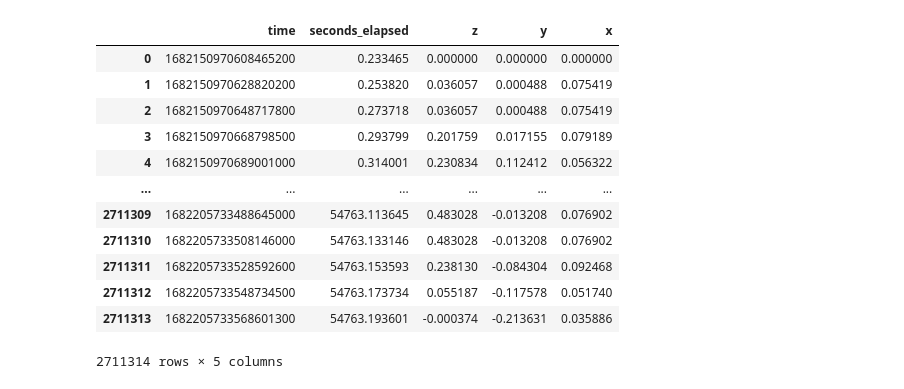
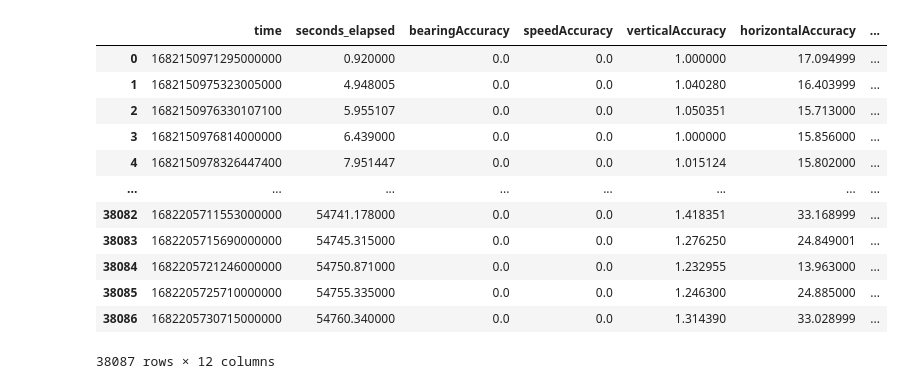
Before and after one commit to AlexeiMari/ML4B-2023, a Jupyter notebook: JupyterNotebooks/LightBrightnessDisplay Test.ipynb, the cells around one changed output. Cells and saved outputs as stored; diff of their text form; code cells hidden in the pictures.

```diff
--- a/JupyterNotebooks/LightBrightnessDisplay Test.ipynb
+++ b/JupyterNotebooks/LightBrightnessDisplay Test.ipynb
@@ -7,23 +7,40 @@ import csv
 import json
 import matplotlib.pyplot as plt
 # %%
-light = pd.read_csv(r"C:\Users\ReneJ\Desktop\Data\2023-04-22_08-09-30\Light.csv")
-displayB = pd.read_csv(r"C:\Users\ReneJ\Desktop\Data\2023-04-22_08-09-30\Brightness.csv")
-battery = pd.read_csv(r"C:\Users\ReneJ\Desktop\Data\2023-04-22_08-09-30\Battery.csv")
-acc = pd.read_csv(r"C:\Users\ReneJ\Desktop\Data\2023-04-22_08-09-30\Accelerometer.csv")
-acc
+#CSVs einlesen und DataFrames bauen. Weirde Spalten löschen und ne richtige Zeite Spalte hinzufügen
+
+path = r"C:\Users\ReneJ\Desktop\Data"
+
+light = pd.read_csv(path+ r"\2023-04-22_08-09-30\Light.csv")
+displayB = pd.read_csv(path + r"\2023-04-22_08-09-30\Brightness.csv")
+battery = pd.read_csv(path + r"\2023-04-22_08-09-30\Battery.csv")
+location = pd.read_csv(path + r"\2023-04-22_08-09-30\Location.csv")
+
+light["Time"] = pd.to_datetime(light['time'], unit = 'ns')
+light.drop(columns=["time", "seconds_elapsed"])
+
+displayB["Time"] = pd.to_datetime(displayB["time"], unit = 'ns')
+displayB.drop(columns=["time", "seconds_elapsed"])
+
+battery["Time"] = pd.to_datetime(battery['time'], unit = 'ns')
+battery.drop(columns=["time", "seconds_elapsed"])
+
+location["Time"] = pd.to_datetime(location['time'], unit = 'ns')
+location.drop(columns=["time", "seconds_elapsed"])
+
+location
 # %% [output]
-|  | time | seconds_elapsed | z | y | x |
-| 0 | 1682150970608465200 | 0.233465 | 0.000000 | 0.000000 | 0.000000 |
-| 1 | 1682150970628820200 | 0.253820 | 0.036057 | 0.000488 | 0.075419 |
-| 2 | 1682150970648717800 | 0.273718 | 0.036057 | 0.000488 | 0.075419 |
-| 3 | 1682150970668798500 | 0.293799 | 0.201759 | 0.017155 | 0.079189 |
-| 4 | 1682150970689001000 | 0.314001 | 0.230834 | 0.112412 | 0.056322 |
-| ... | ... | ... | ... | ... | ... |
-| 2711309 | 1682205733488645000 | 54763.113645 | 0.483028 | -0.013208 | 0.076902 |
-| 2711310 | 1682205733508146000 | 54763.133146 | 0.483028 | -0.013208 | 0.076902 |
-| 2711311 | 1682205733528592600 | 54763.153593 | 0.238130 | -0.084304 | 0.092468 |
-| 2711312 | 1682205733548734500 | 54763.173734 | 0.055187 | -0.117578 | 0.051740 |
-| 2711313 | 1682205733568601300 | 54763.193601 | -0.000374 | -0.213631 | 0.035886 |
+|  | time | seconds_elapsed | bearingAccuracy | speedAccuracy | verticalAccuracy | horizontalAccuracy | ... |
+| 0 | 1682150971295000000 | 0.920000 | 0.0 | 0.0 | 1.000000 | 17.094999 | ... |
+| 1 | 1682150975323005000 | 4.948005 | 0.0 | 0.0 | 1.040280 | 16.403999 | ... |
+| 2 | 1682150976330107100 | 5.955107 | 0.0 | 0.0 | 1.050351 | 15.713000 | ... |
+| 3 | 1682150976814000000 | 6.439000 | 0.0 | 0.0 | 1.000000 | 15.856000 | ... |
+| 4 | 1682150978326447400 | 7.951447 | 0.0 | 0.0 | 1.015124 | 15.802000 | ... |
+| ... | ... | ... | ... | ... | ... | ... | ... |
+| 38082 | 1682205711553000000 | 54741.178000 | 0.0 | 0.0 | 1.418351 | 33.168999 | ... |
+| 38083 | 1682205715690000000 | 54745.315000 | 0.0 | 0.0 | 1.276250 | 24.849001 | ... |
+| 38084 | 1682205721246000000 | 54750.871000 | 0.0 | 0.0 | 1.232955 | 13.963000 | ... |
+| 38085 | 1682205725710000000 | 54755.335000 | 0.0 | 0.0 | 1.246300 | 24.885000 | ... |
+| 38086 | 1682205730715000000 | 54760.340000 | 0.0 | 0.0 | 1.314390 | 33.028999 | ... |
-2711314 rows × 5 columns
+38087 rows × 12 columns
 # %%
```
Also changed, not shown: parts of 2 cells of this notebook, 1 other file.
